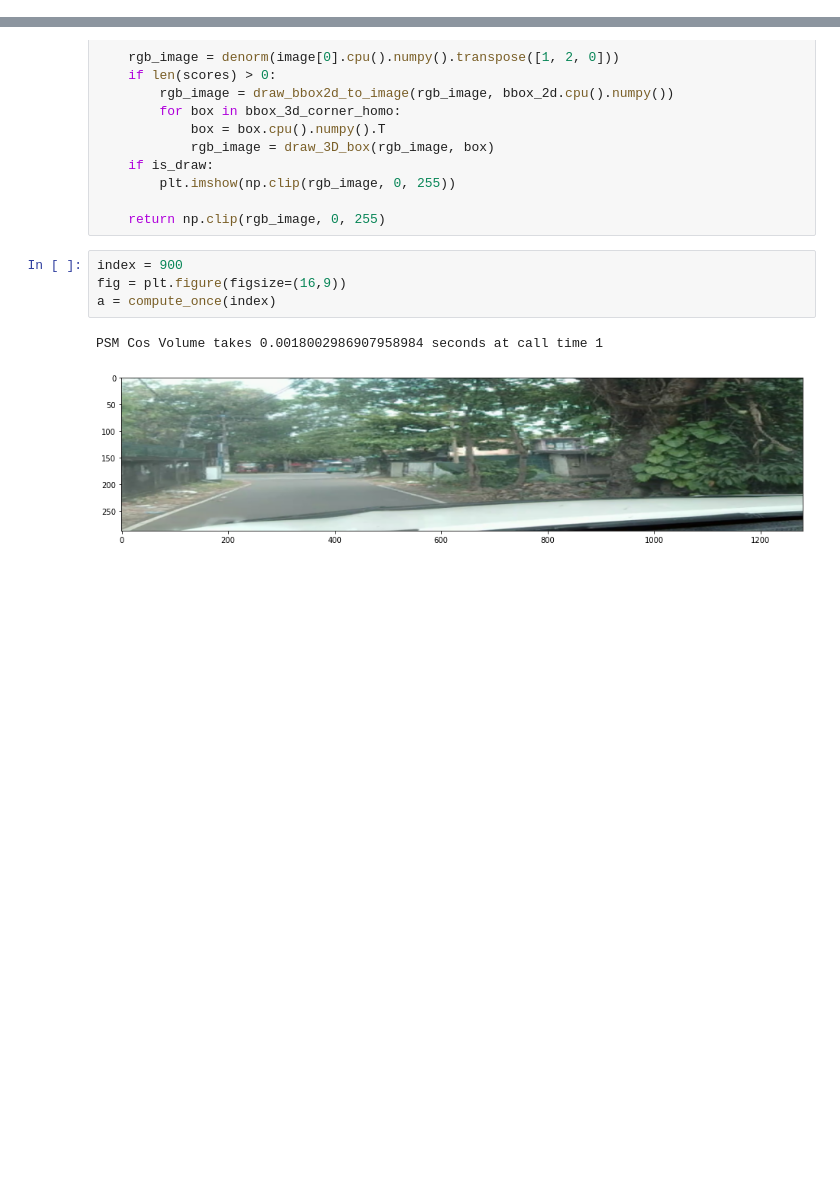
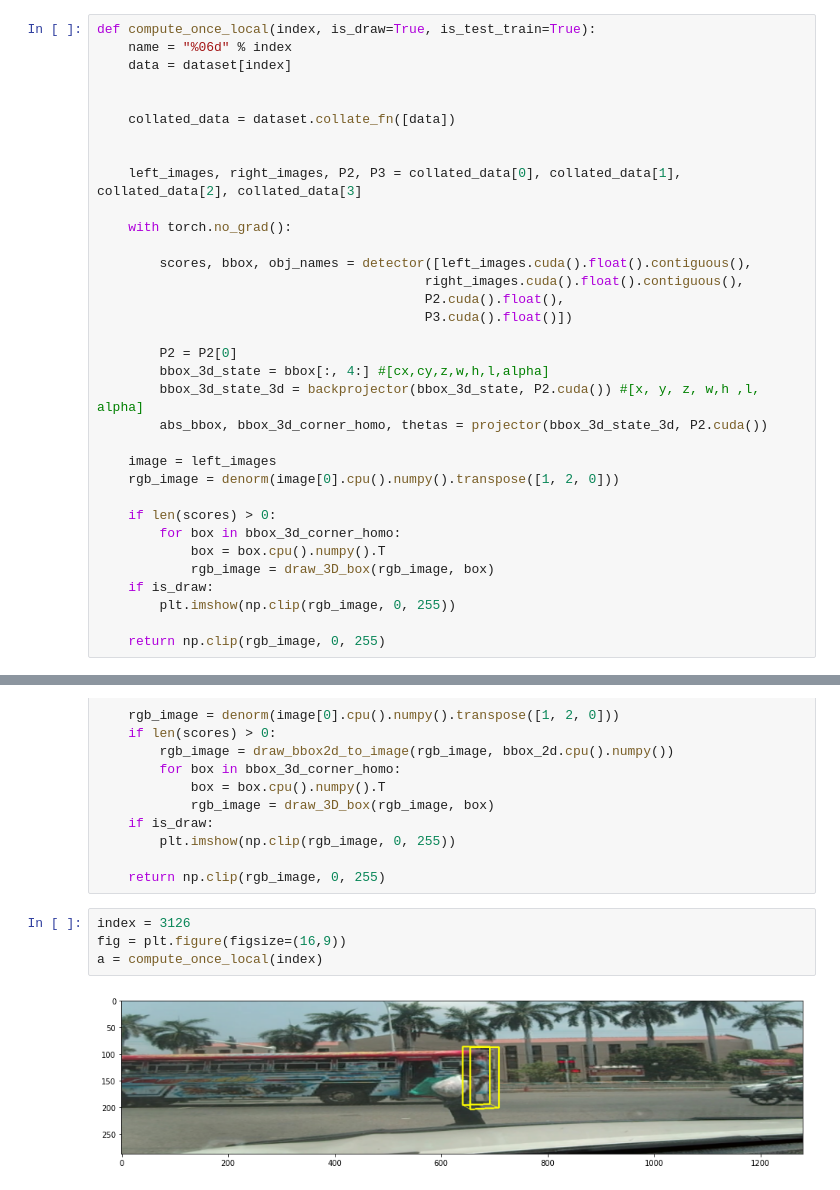
Before and after one commit to theekshanamadumal/Vehicle-Forward-Object-Detection-And-Trajectory-Prediction-System, a Jupyter notebook: 02 demo stereo local data.ipynb, the cells around one changed output, grey strips where cells are left out. Saved outputs shown, nothing was run; the diff lists cells and outputs as text; blank space fills up the shorter version.

Commit message:
compute once function on local data

```diff
--- a/02 demo stereo local data.ipynb
+++ b/02 demo stereo local data.ipynb
@@ -164,0 +176,34 @@ def ToColorDepth(depth_image:np.ndarray)->np.ndarray: #[H, W] -> [H, W, 3] # Use
+# %%
+def compute_once_local(index, is_draw=True, is_test_train=True):
+    name = "%06d" % index
+    data = dataset[index]
+
+
+    collated_data = dataset.collate_fn([data])
+
+
+    left_images, right_images, P2, P3 = collated_data[0], collated_data[1], collated_data[2], collated_data[3]
+
+    with torch.no_grad():
+
+        scores, bbox, obj_names = detector([left_images.cuda().float().contiguous(),
+                                          right_images.cuda().float().contiguous(),
+                                          P2.cuda().float(),
+                                          P3.cuda().float()])
+
+        P2 = P2[0]
+        bbox_3d_state = bbox[:, 4:] #[cx,cy,z,w,h,l,alpha]
+        bbox_3d_state_3d = backprojector(bbox_3d_state, P2.cuda()) #[x, y, z, w,h ,l, alpha]
+        abs_bbox, bbox_3d_corner_homo, thetas = projector(bbox_3d_state_3d, P2.cuda())
+
+    image = left_images
+    rgb_image = denorm(image[0].cpu().numpy().transpose([1, 2, 0]))
+
+    if len(scores) > 0:
+        for box in bbox_3d_corner_homo:
+            box = box.cpu().numpy().T
+            rgb_image = draw_3D_box(rgb_image, box)
+    if is_draw:
+        plt.imshow(np.clip(rgb_image, 0, 255))
+
+    return np.clip(rgb_image, 0, 255)
@@ -208,12 +295,11 @@ def compute_once(index, is_draw=True, is_test_train=True):
 
     return np.clip(rgb_image, 0, 255)
 # %%
-index = 900
+index = 3126
 fig = plt.figure(figsize=(16,9))
-a = compute_once(index)
+a = compute_once_local(index)
 # %% [output]
-PSM Cos Volume takes 0.0018002986907958984 seconds at call time 1
-[figure, old version]
+[figure, new version]
 # %%
 #%matplotlib inline
 fig = plt.figure(figsize=(16,9))
```
Also changed, not shown: parts of 6 cells of this notebook, 1 other file.
